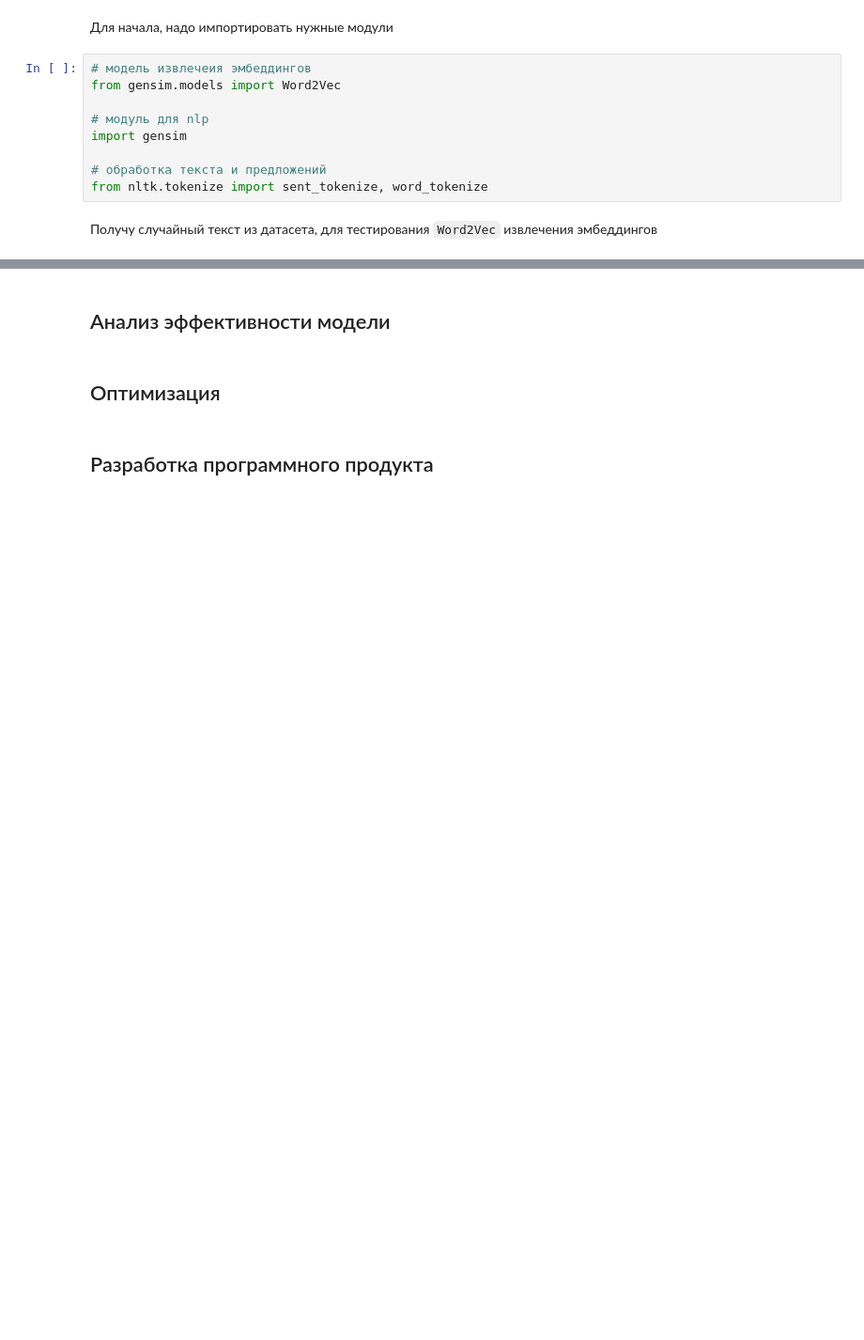
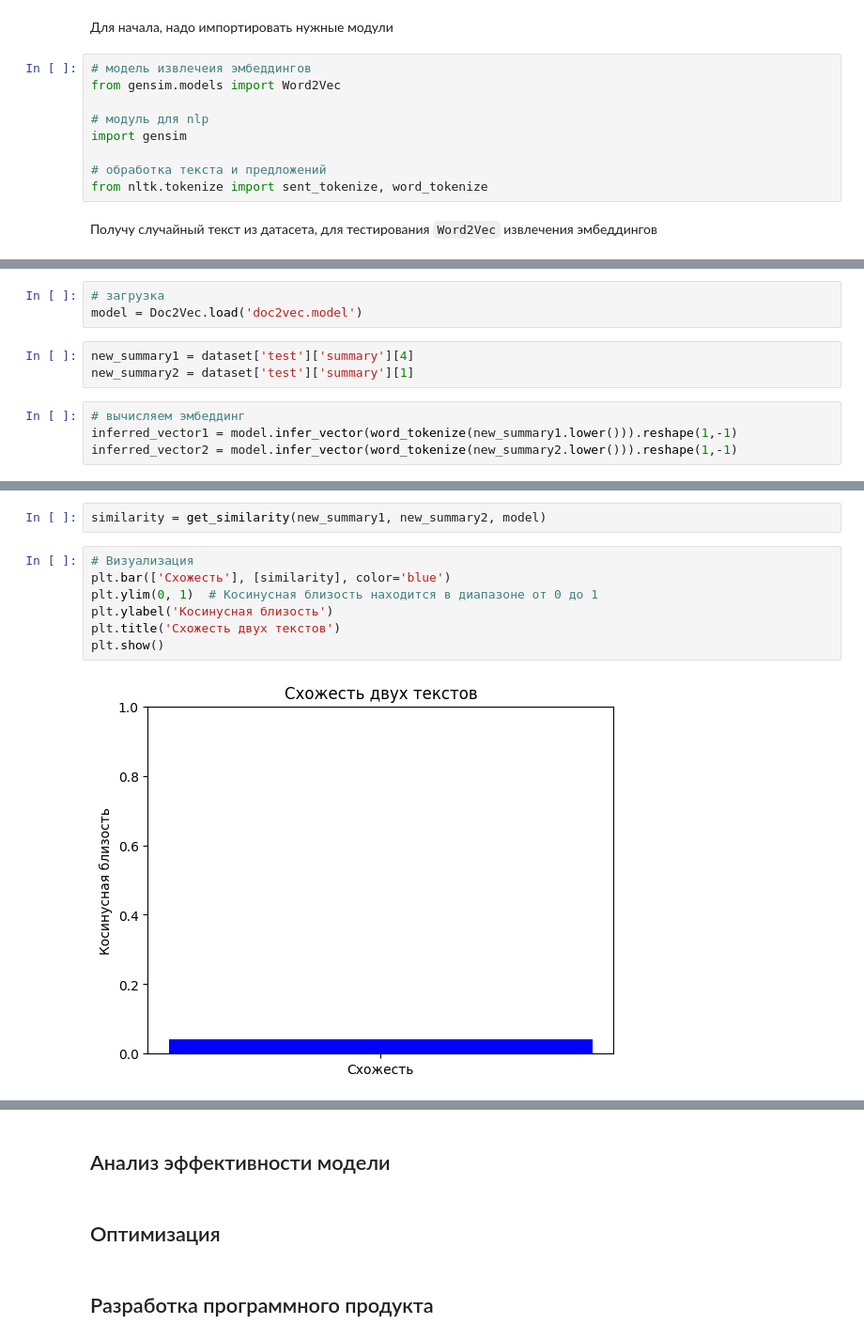
Before and after one commit to Rainfue/NLP-summary, a Jupyter notebook: Module2/Report_M2.ipynb, the cells around one changed output, grey strips where cells are left out. Shown: that part at 94% size. Cells and saved outputs as stored; diff of their text form; blank space fills up the shorter version.

```diff
--- a/Module2/Report_M2.ipynb
+++ b/Module2/Report_M2.ipynb
@@ -467,0 +585,10 @@ text = dataset['train']['text'][52]
+# %%
+# загрузка
+model = Doc2Vec.load('doc2vec.model')
+# %%
+new_summary1 = dataset['test']['summary'][4]
+new_summary2 = dataset['test']['summary'][1]
+# %%
+# вычисляем эмбеддинг
+inferred_vector1 = model.infer_vector(word_tokenize(new_summary1.lower())).reshape(1,-1)
+inferred_vector2 = model.infer_vector(word_tokenize(new_summary2.lower())).reshape(1,-1)
@@ -467,0 +653,11 @@ text = dataset['train']['text'][52]
+# %%
+similarity = get_similarity(new_summary1, new_summary2, model)
+# %%
+# Визуализация
+plt.bar(['Схожесть'], [similarity], color='blue')
+plt.ylim(0, 1)  # Косинусная близость находится в диапазоне от 0 до 1
+plt.ylabel('Косинусная близость')
+plt.title('Схожесть двух текстов')
+plt.show()
+# %% [output]
+[figure, added]
```
Also changed, not shown: parts of 26 cells of this notebook, 7 other files.
